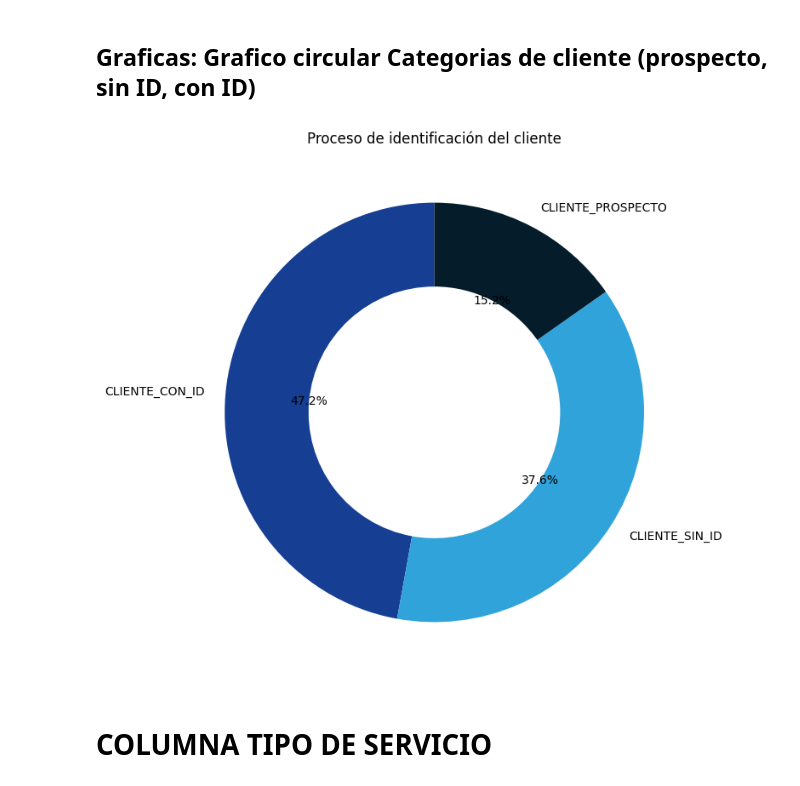
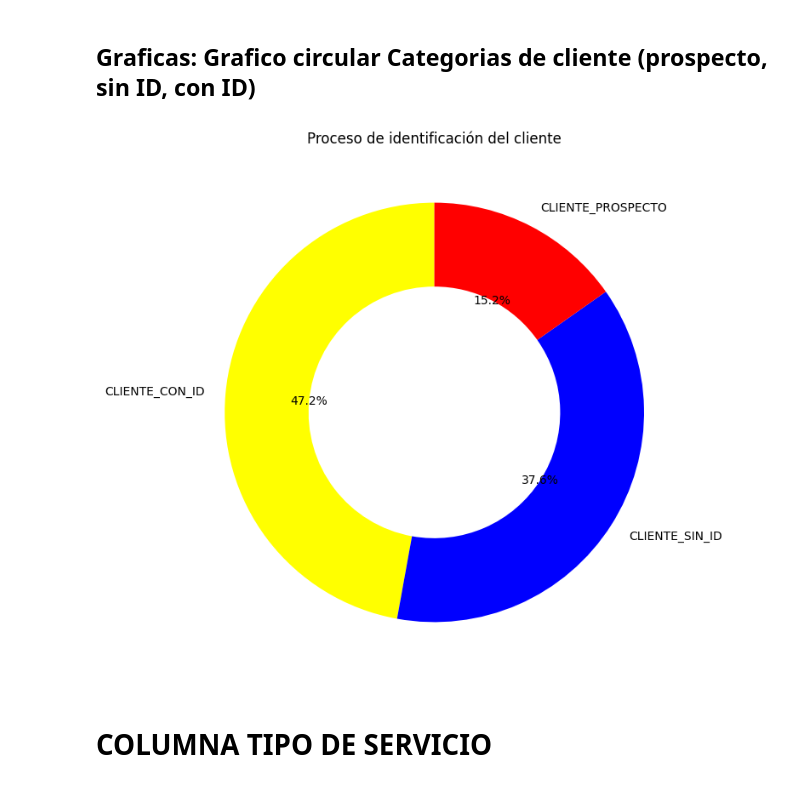
Before and after one commit to juangarcesco/metricas-call-canter, a Jupyter notebook: PRUEBA_CALL_CENTER.ipynb, the cells around one changed output. Cells and saved outputs as stored; diff of their text form; code cells hidden in the pictures.

```diff
--- a/PRUEBA_CALL_CENTER.ipynb
+++ b/PRUEBA_CALL_CENTER.ipynb
@@ -105,9 +259,8 @@ df.loc[(df['tipo_de_servicio'] == 'NW'), 'ID_de_CLIENTE'] = 999999999999
-# %%
-df.loc[(df['tipo_de_servicio'] == 'NW'), 'CATEGORIA_CLIENTE'] = 'CLIENTE_PROSPECTO'
-# %%
-df.loc[(df['tipo_de_servicio'] != 'NW') & (df['ID_de_CLIENTE'] == 0), 'CATEGORIA_CLIENTE'] = 'CLIENTE_SIN_ID'
-# %%
-df.loc[(df['ID_de_CLIENTE'] != 0) & (df['ID_de_CLIENTE'] != 999999999999), 'CATEGORIA_CLIENTE'] = 'CLIENTE_CON_ID'
+# %%
+df.loc[(df['TIPO_DE_SERVICIO'] == 'NW'), 'ID_CLIENTE'] = 999999999999
+df.loc[(df['TIPO_DE_SERVICIO'] == 'NW'), 'CATEGORIA_CLIENTE'] = 'CLIENTE_PROSPECTO'
+df.loc[(df['TIPO_DE_SERVICIO'] != 'NW') & (df['ID_CLIENTE'] == 0), 'CATEGORIA_CLIENTE'] = 'CLIENTE_SIN_ID'
+df.loc[(df['ID_CLIENTE'] != 0) & (df['ID_CLIENTE'] != 999999999999), 'CATEGORIA_CLIENTE'] = 'CLIENTE_CON_ID'
 # %% [markdown]
 ## Cantidad total de categorias de cliente
 # %%
@@ -130,13 +285,12 @@ dtype: int64
 # %% [markdown]
 ## Graficas: Grafico circular Categorias de cliente (prospecto, sin ID, con ID)
 # %%
-colors = ['#163E93','#30A3DA','#051C2A','#060200','#FFFFFF']
 plt.figure(figsize=(8, 8))
-plt.pie(desglose_CATEGORIA_CLIENTE_sr, labels=desglose_CATEGORIA_CLIENTE_sr.index, autopct='%1.1f%%', startangle=90, wedgeprops=dict(width=0.4), colors=colors)
+plt.pie(desglose_CATEGORIA_CLIENTE_sr, labels=desglose_CATEGORIA_CLIENTE_sr.index, autopct='%1.1f%%', startangle=90, wedgeprops=dict(width=0.4), colors=paleta_de_colores)
 plt.title('Proceso de identificación del cliente')
 plt.show()
 # %% [output]
-[figure, old version]
+[figure, new version]
 # %% [markdown]
 # **COLUMNA TIPO DE SERVICIO**
 # %% [markdown]
```
Also changed, not shown: parts of 221 cells of this notebook.
